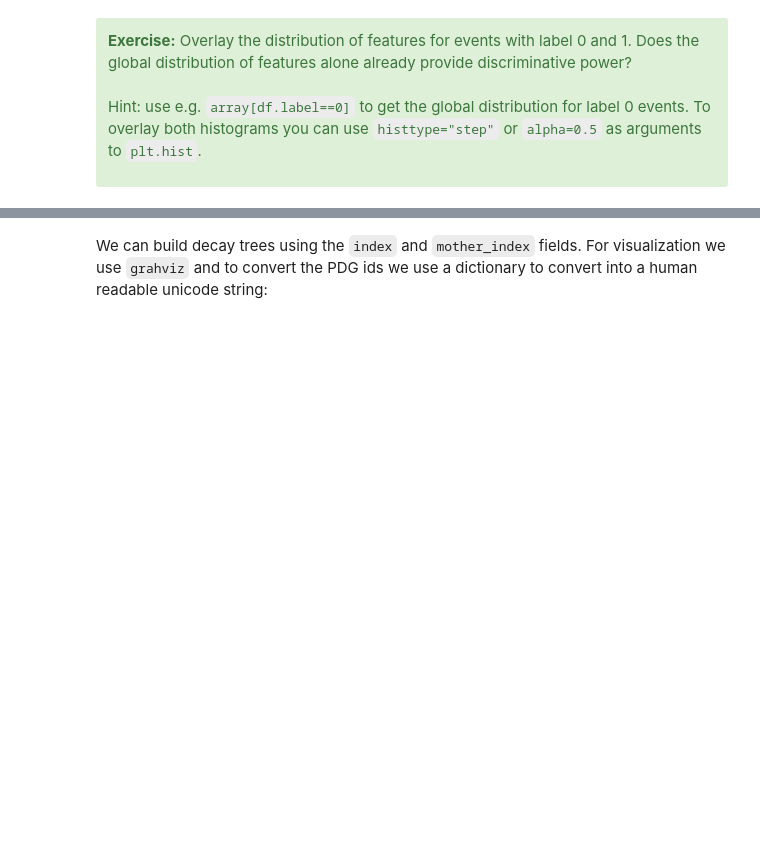
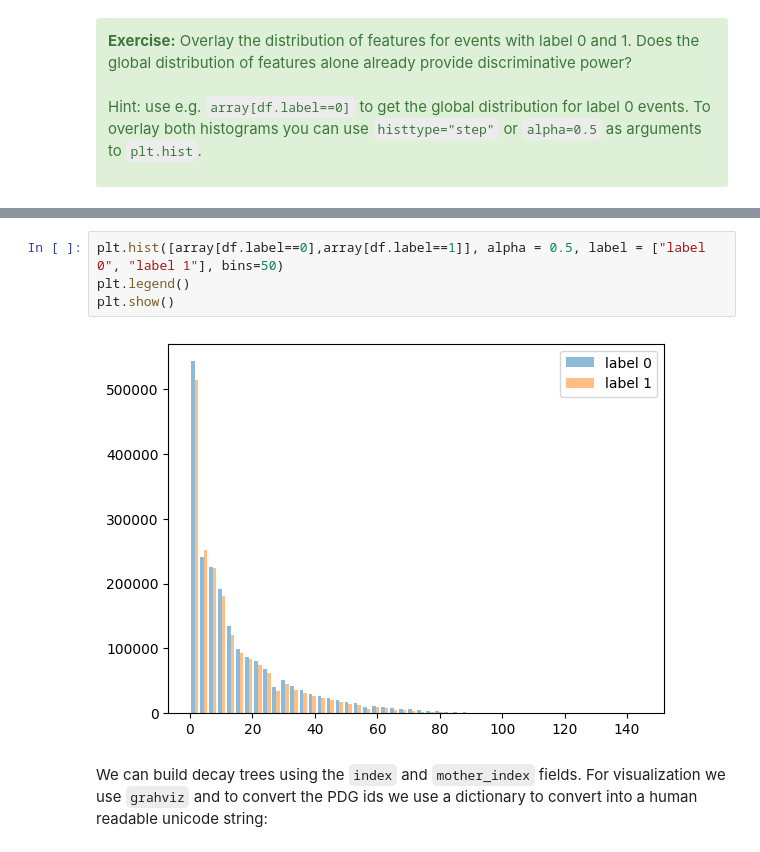
Before and after one commit to vyron-arvanitis/pp-lab, a Jupyter notebook: dataset_and_models.ipynb, the cells around one changed output, grey strips where cells are left out. Cells and saved outputs as stored; diff of their text form; blank space fills up the shorter version.

```diff
--- a/dataset_and_models.ipynb
+++ b/dataset_and_models.ipynb
@@ -103,3 +171,9 @@ Hint: use e.g. `array[df.label==0]` to get the global distribution for label 0 e
+# %%
+plt.hist([array[df.label==0],array[df.label==1]], alpha = 0.5, label = ["label 0", "label 1"], bins=50)
+plt.legend()
+plt.show()
+# %% [output]
+[figure, added]
 # %% [markdown]
 We can build decay trees using the `index` and `mother_index` fields. For visualization we use `grahviz` and to convert the PDG ids we use a dictionary to convert into a human readable unicode string:
 # %%
```
Also changed, not shown: parts of 70 cells of this notebook, 15 other files.
